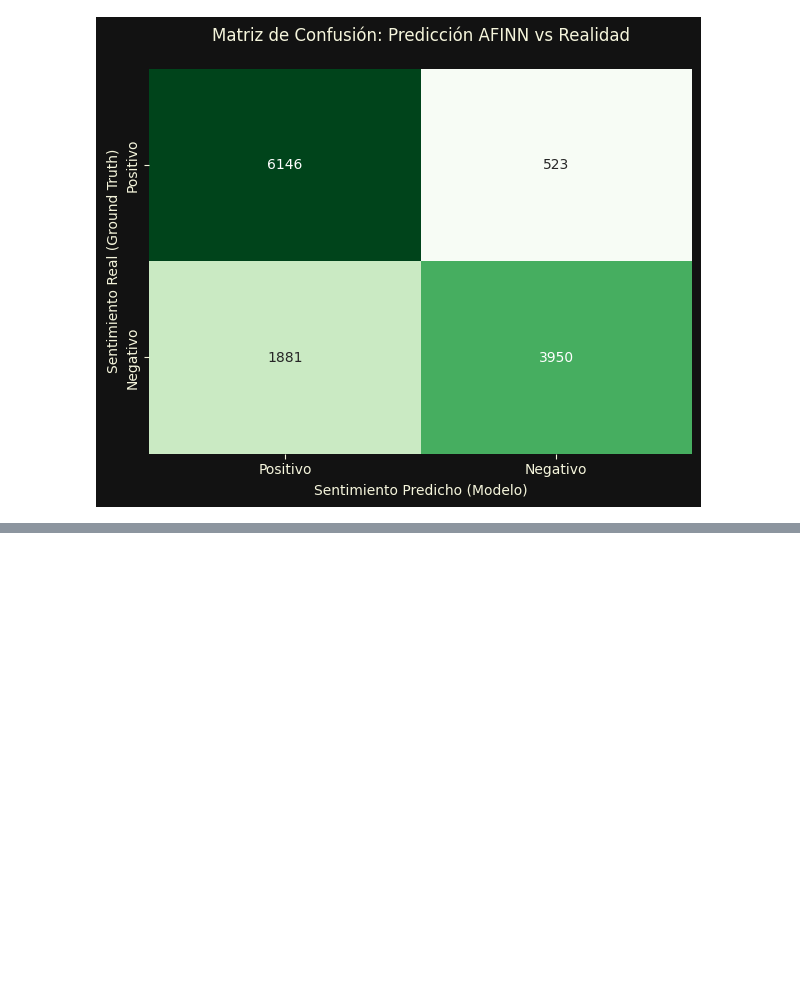
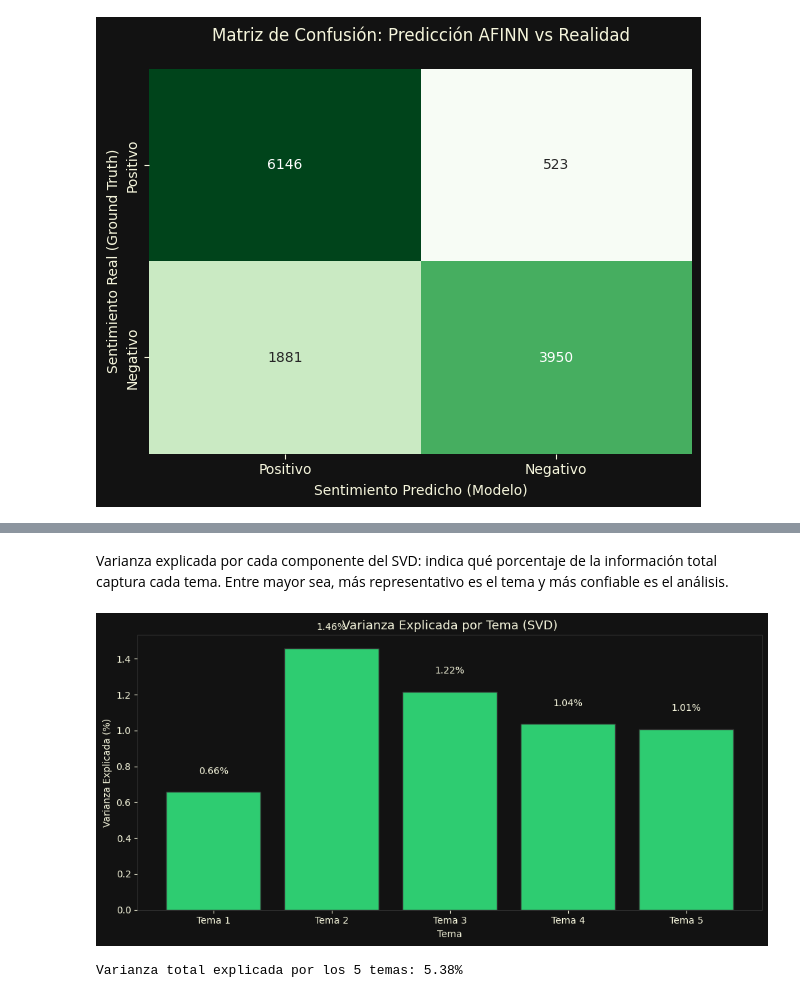
Before and after one commit to IanDiaz05/identificacion_sentimientos, a Jupyter notebook: identificacion_sentimientos-main/main.ipynb, the cells around one changed output, grey strips where cells are left out. Cells and saved outputs as stored; diff of their text form; code cells hidden in the pictures; blank space fills up the shorter version.

Commit message:
Agrego celdas SVD al notebook principal

```diff
--- a/identificacion_sentimientos-main/main.ipynb
+++ b/identificacion_sentimientos-main/main.ipynb
@@ -179,0 +216,17 @@ df_resultados.head()
+# %%
+# Aplicar SVD para extraer 5 temas latentes
+NUM_TEMAS = 5
+
+svd = TruncatedSVD(n_components=NUM_TEMAS, random_state=42)
+svd.fit(matriz_tfidf)
+
+# Mostrar las palabras principales de cada tema
+palabras = vectorizer.get_feature_names_out()
+
+print("=" * 60)
+print("TEMAS LATENTES IDENTIFICADOS EN RESEÑAS NEGATIVAS")
+print("=" * 60)
+
+for i, componente in enumerate(svd.components_):
+    top_palabras = [palabras[j] for j in componente.argsort()[-10:][::-1]]
+    print(f"\nTema {i+1}: {' | '.join(top_palabras)}")
@@ -179,0 +247,26 @@ df_resultados.head()
+# %% [markdown]
+Varianza explicada por cada componente del SVD: indica qué porcentaje de la información total captura cada tema. Entre mayor sea, más representativo es el tema y más confiable es el análisis.
+# %%
+varianza = svd.explained_variance_ratio_
+
+plt.figure(figsize=(10, 5))
+bars = plt.bar([f'Tema {i+1}' for i in range(NUM_TEMAS)],
+               varianza * 100, color='#2ecc71', edgecolor='#333333')
+plt.title('Varianza Explicada por Tema (SVD)', color='#f5f5dc', fontsize=13)
+plt.xlabel('Tema', color='#f5f5dc')
+plt.ylabel('Varianza Explicada (%)', color='#f5f5dc')
+plt.gca().set_facecolor('#121212')
+plt.gcf().set_facecolor('#121212')
+plt.tick_params(colors='#f5f5dc')
+for spine in plt.gca().spines.values():
+    spine.set_edgecolor('#333333')
+for bar, val in zip(bars, varianza * 100):
+    plt.text(bar.get_x() + bar.get_width()/2, bar.get_height() + 0.1,
+             f'{val:.2f}%', ha='center', color='#f5f5dc', fontsize=10)
+plt.tight_layout()
+plt.show()
+
+print(f"\nVarianza total explicada por los {NUM_TEMAS} temas: {varianza.sum()*100:.2f}%")
+# %% [output]
+[figure, added]
+Varianza total explicada por los 5 temas: 5.38%
```
Also changed, not shown: parts of 19 cells of this notebook.
